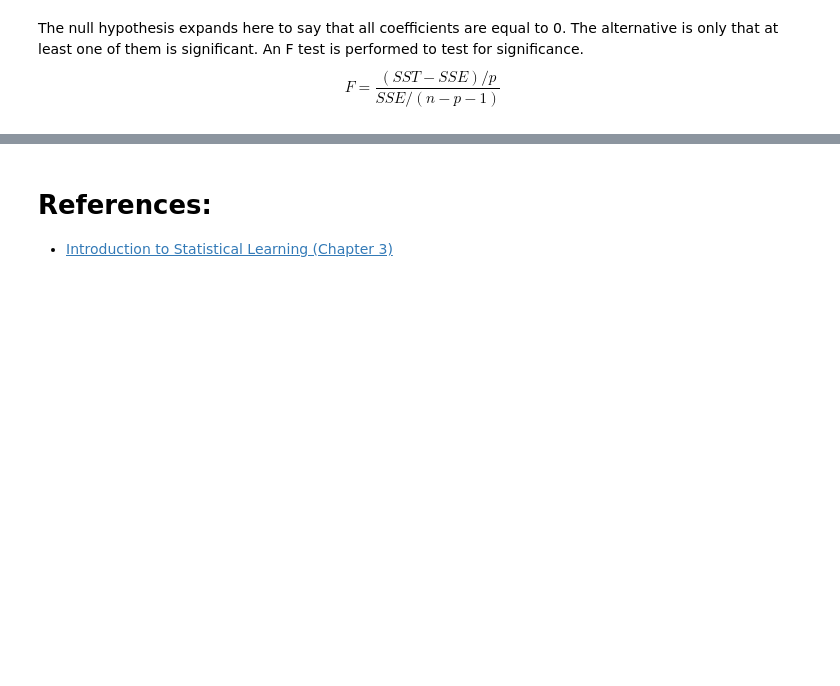
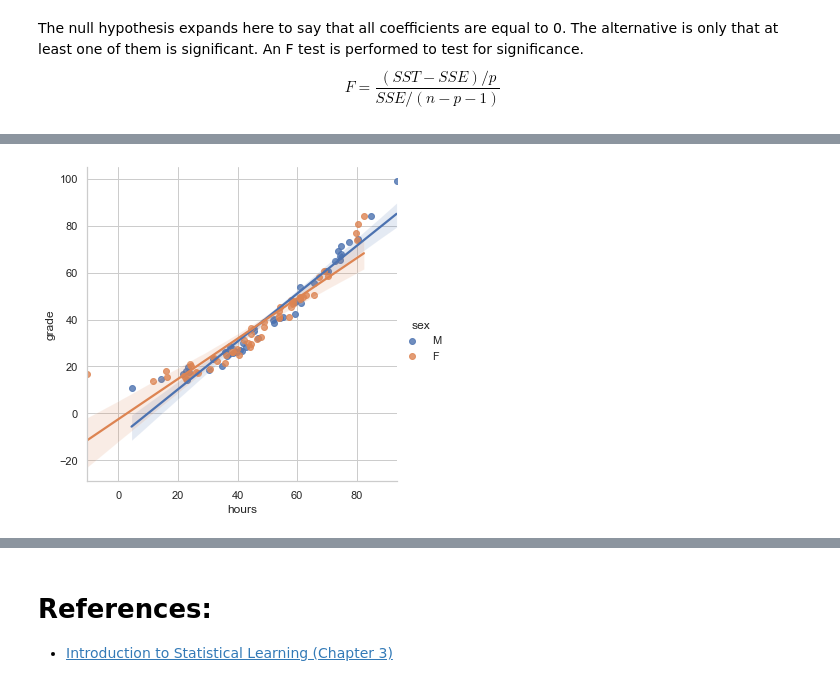
Before and after one commit to sheriffff/teaching-ironhack-data-madrid-2020, a Jupyter notebook: week_06/02-linear-regression.ipynb, the cells around one changed output, grey strips where cells are left out. Drawn from its saved outputs; the diff is of its cells as text; code cells hidden in the pictures; blank space fills up the shorter version.

```diff
--- a/week_06/02-linear-regression.ipynb
+++ b/week_06/02-linear-regression.ipynb
@@ -367,0 +563,4 @@ $$ F = \frac{(SST - SSE)/p}{SSE / (n - p - 1)}$$
+# %%
+sns.lmplot(x='hours', y='grade', data=data, hue='sex');
+# %% [output]
+[figure, added]
```
Also changed, not shown: parts of 47 cells of this notebook.
